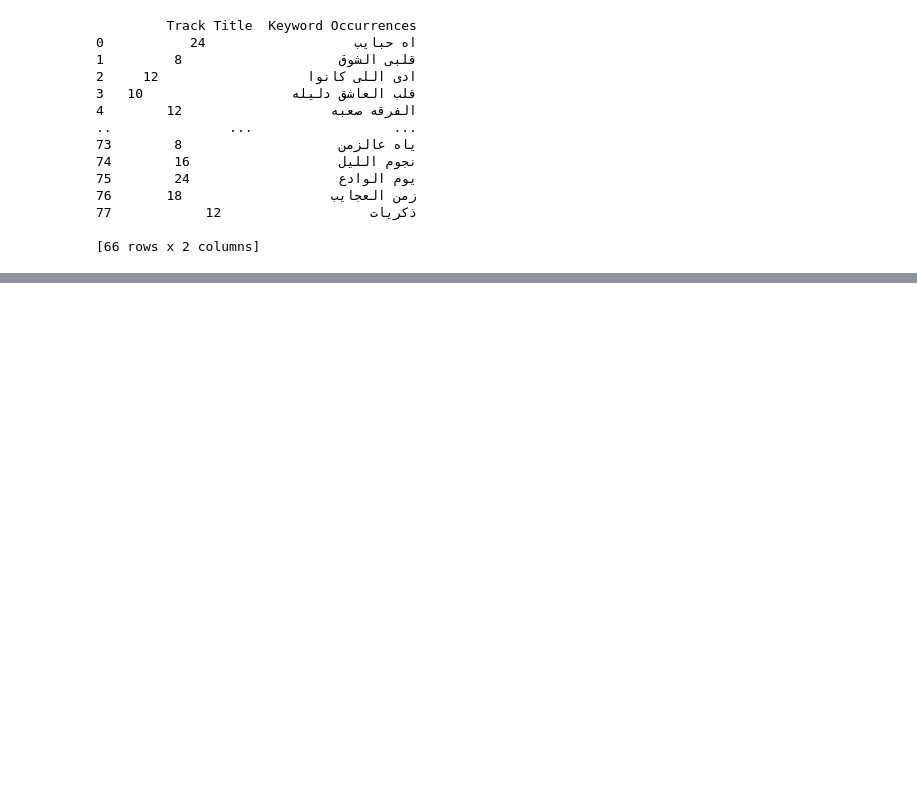
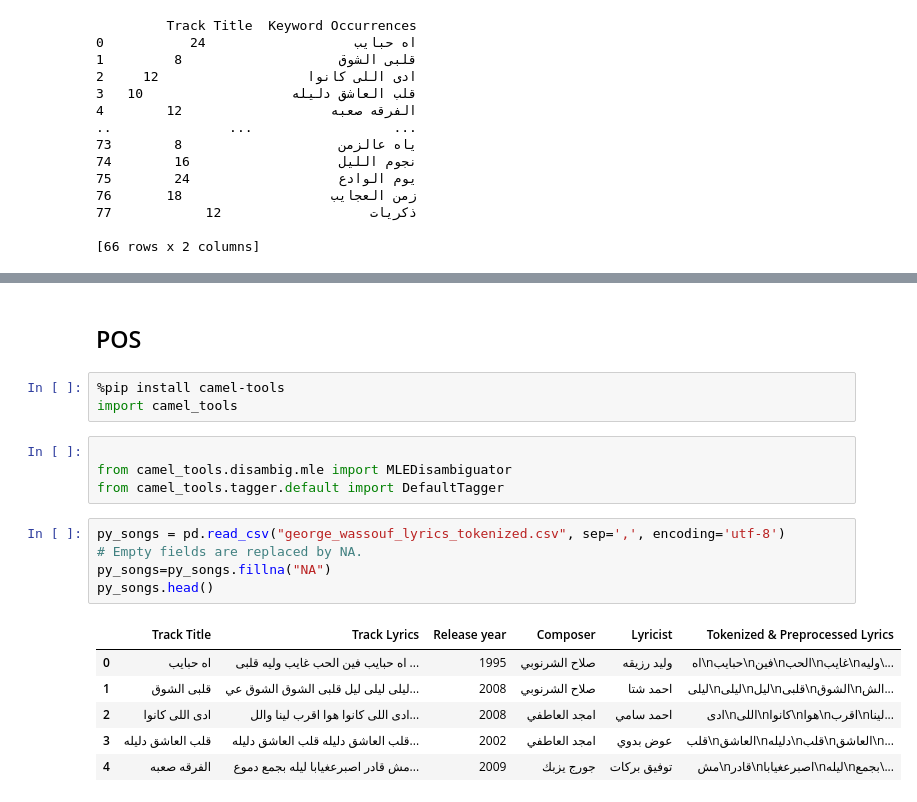
Before and after one commit to YoussefMohAttia/Arabic-Lyrics-Analysis-LLM, a Jupyter notebook: Preprocessing.ipynb, the cells around one changed output, grey strips where cells are left out. Cells and saved outputs as stored; diff of their text form; blank space fills up the shorter version.

```diff
--- a/Preprocessing.ipynb
+++ b/Preprocessing.ipynb
@@ -229,0 +579,21 @@ print(filtered_songs[['Track Title', 'Keyword Occurrences']])
+# %% [markdown]
+## POS
+# %%
+%pip install camel-tools
+import camel_tools
+# %%
+
+from camel_tools.disambig.mle import MLEDisambiguator
+from camel_tools.tagger.default import DefaultTagger
+# %%
+py_songs = pd.read_csv("george_wassouf_lyrics_tokenized.csv", sep=',', encoding='utf-8')
+# Empty fields are replaced by NA.
+py_songs=py_songs.fillna("NA")
+py_songs.head()
+# %% [output]
+|  | Track Title | Track Lyrics | Release year | Composer | Lyricist | Tokenized & Preprocessed Lyrics |
+| 0 | اه حبايب | اه حبايب فين الحب غايب وليه قلبى ... | 1995 | صلاح الشرنوبي | وليد رزيقه | اه\nحبايب\nفين\nالحب\nغايب\nوليه\... |
+| 1 | قلبى الشوق | ليلى ليلى ليل قلبى الشوق الشوق عي... | 2008 | صلاح الشرنوبي | احمد شتا | ليلى\nليلى\nليل\nقلبى\nالشوق\nالش... |
+| 2 | ادى اللى كانوا | ادى اللى كانوا هوا اقرب لينا والل... | 2008 | امجد العاطفي | احمد سامي | ادى\nاللى\nكانوا\nهوا\nاقرب\nلينا... |
+| 3 | قلب العاشق دليله | قلب العاشق دليله قلب العاشق دليله... | 2002 | امجد العاطفي | عوض بدوي | قلب\nالعاشق\nدليله\nقلب\nالعاشق\n... |
+| 4 | الفرقه صعبه | مش قادر اصبرعغيابا ليله بجمع دموع... | 2009 | جورج يزبك | توفيق بركات | مش\nقادر\nاصبرعغيابا\nليله\nبجمع\... |
```
Also changed, not shown: parts of 22 cells of this notebook.
